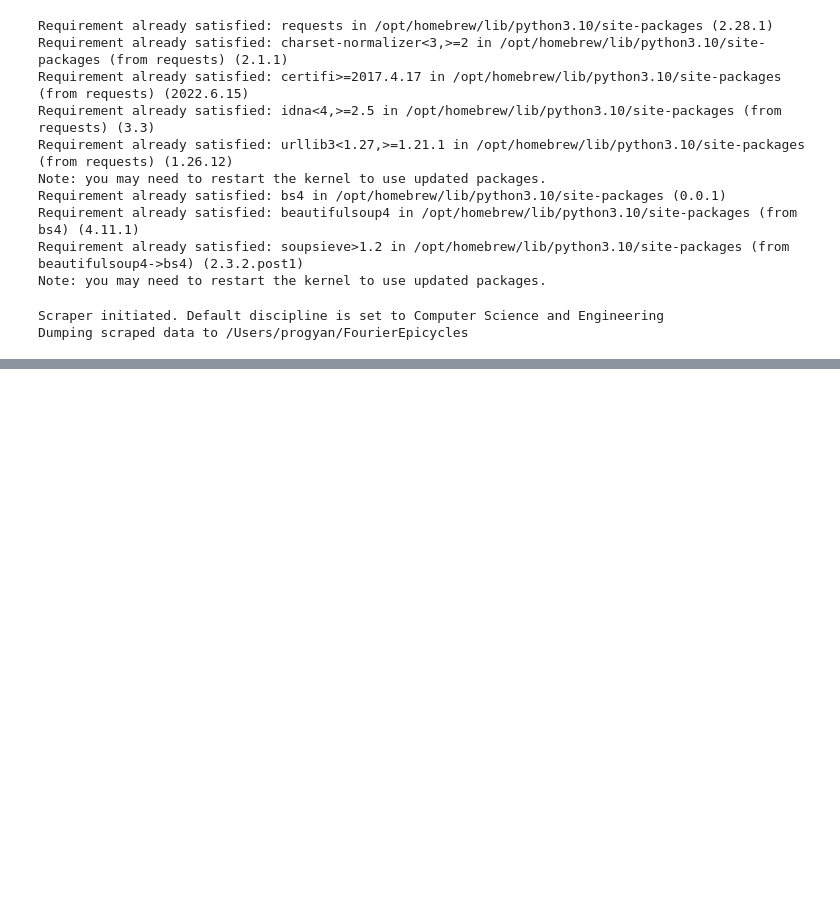
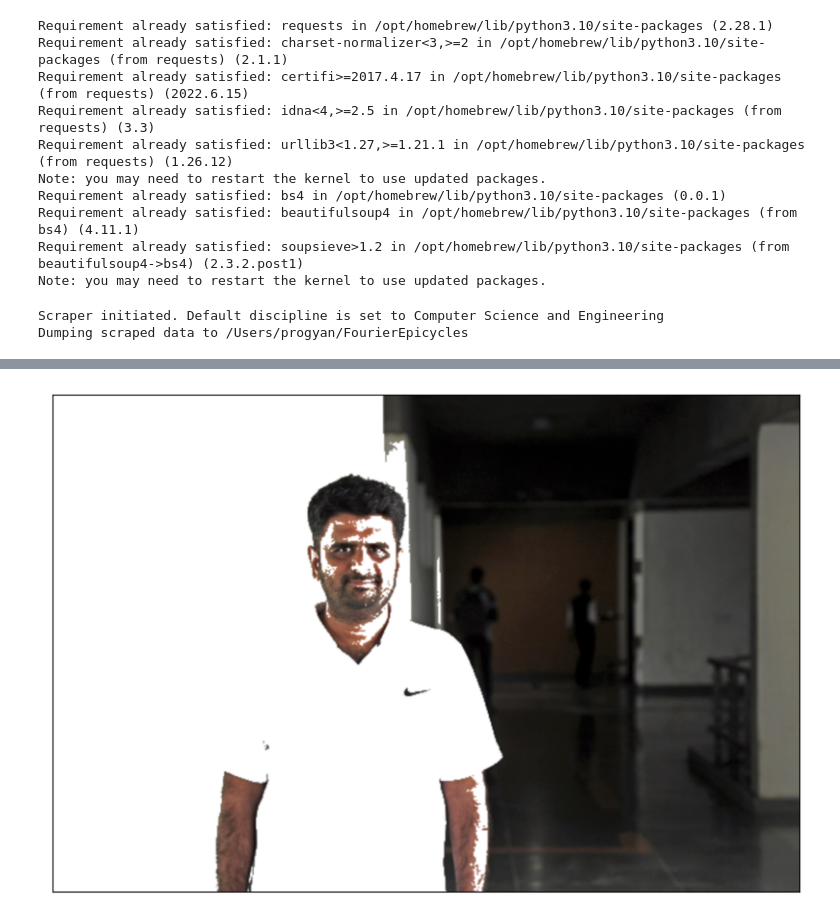
Before and after one commit to plugyawn/FourierEpicycles, a Jupyter notebook: main.ipynb, the cells around one changed output, grey strips where cells are left out. Cells and saved outputs as stored; diff of their text form; code cells hidden in the pictures; blank space fills up the shorter version.

```diff
--- a/main.ipynb
+++ b/main.ipynb
@@ -44,0 +68,2 @@ uttama.jpg
+# %%
+img2 = bgremove2(img)
@@ -44,0 +82,4 @@ uttama.jpg
+# %%
+showimage(img2)
+# %% [output]
+[figure, added]
```
Also changed, not shown: parts of 11 cells of this notebook, 58 other files.
